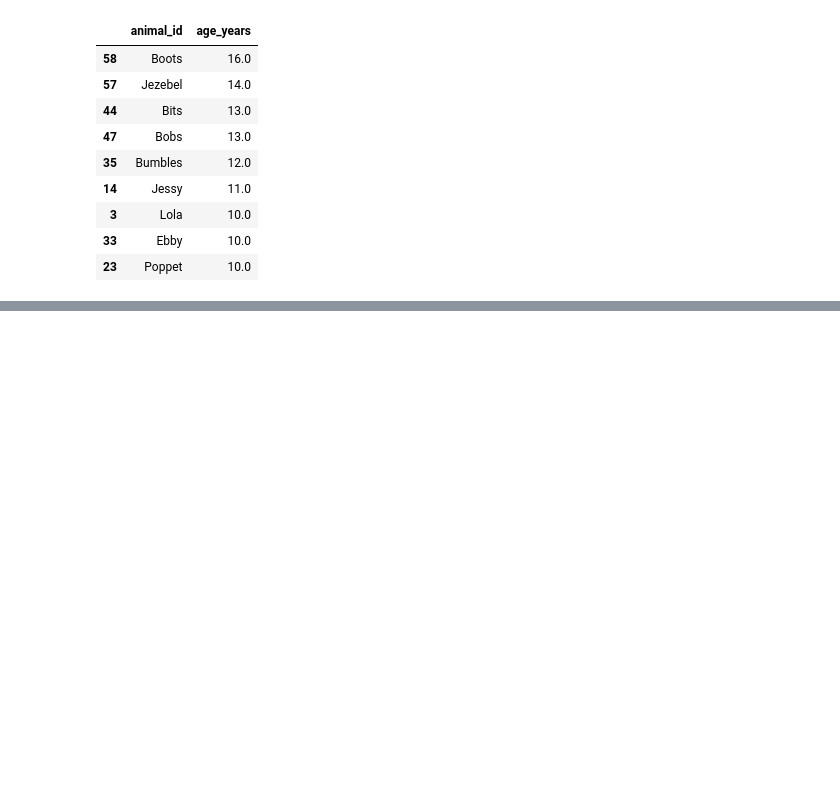
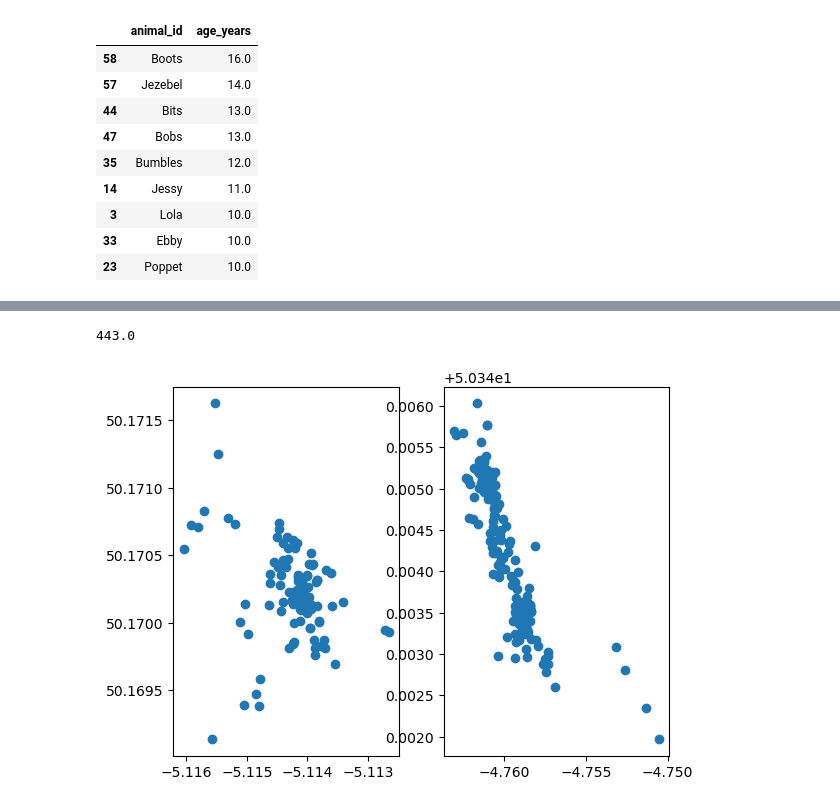
Before and after one commit to pypr-24/pypr-lectures, a Jupyter notebook: week08/cats_analysis.ipynb, the cells around one changed output, grey strips where cells are left out. Cells and saved outputs as stored; diff of their text form; code cells hidden in the pictures; blank space fills up the shorter version.

```diff
--- a/week08/cats_analysis.ipynb
+++ b/week08/cats_analysis.ipynb
@@ -131,0 +145,5 @@ old_female_cats.sort_values(by=['age_years'], ascending=False)
+# %%
+activity = cats.read_data('cats_uk.csv')
+# activity.columns
+activity.info()
+activity.head()
@@ -131,0 +203,12 @@ old_female_cats.sort_values(by=['age_years'], ascending=False)
+# %%
+# Find the activity for male cats whose name
+# starts with P
+
+# cat_info['animal_id']
+# print(cat)
+
+selector = (cat_info['animal_id'].str.startswith('A')) & \
+    (cat_info['animal_sex'] == 'm')
+
+a_cats = cat_info.loc[selector, 'tag_id']
+a_cats
@@ -131,0 +225,6 @@ old_female_cats.sort_values(by=['age_years'], ascending=False)
+# %%
+# Find the cats in the activity dataframe
+selector = activity['tag_id'].isin(a_cats)
+# activity.loc[selector]['tag_id'].unique()
+a_cats_activity = activity.loc[selector, ['tag_id', 'timestamp', 'location_long', 'location_lat']]
+a_cats_activity
@@ -131,0 +245,3 @@ old_female_cats.sort_values(by=['age_years'], ascending=False)
+# %%
+# a_cats_activity.info()
+a_cats_activity['timestamp'] = pd.to_datetime(a_cats_activity['timestamp'])
@@ -131,0 +269,21 @@ old_female_cats.sort_values(by=['age_years'], ascending=False)
+# %%
+time_elapsed = a_cats_activity.iloc[1]['timestamp'] - a_cats_activity.iloc[0]['timestamp']
+time_elapsed.total_seconds()
+# %% [output]
+443.0
+# %%
+# See where the cats have gone
+import matplotlib.pyplot as plt
+
+fig, ax = plt.subplots(1, 2)
+ares_activity = a_cats_activity.loc[a_cats_activity['tag_id'] == 'Ares']
+alfie_activity = a_cats_activity.loc[a_cats_activity['tag_id'] == 'Alfie-Tag']
+ax[0].scatter(ares_activity['location_long'], ares_activity['location_lat'])
+ax[1].scatter(alfie_activity['location_long'], alfie_activity['location_lat'])
+plt.show()
+
+# Exercise:
+# - Make this more robust if I don't know how many cats I have
+# - Think about a way to represent the time data
+# %% [output]
+[figure, added]
```
Also changed, not shown: parts of 9 cells of this notebook, 3 other files.
